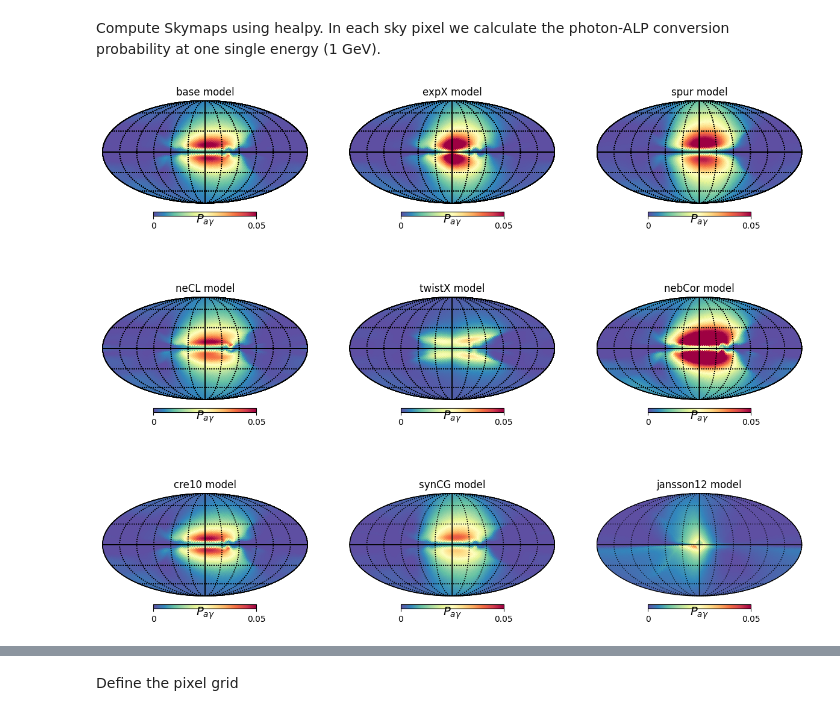
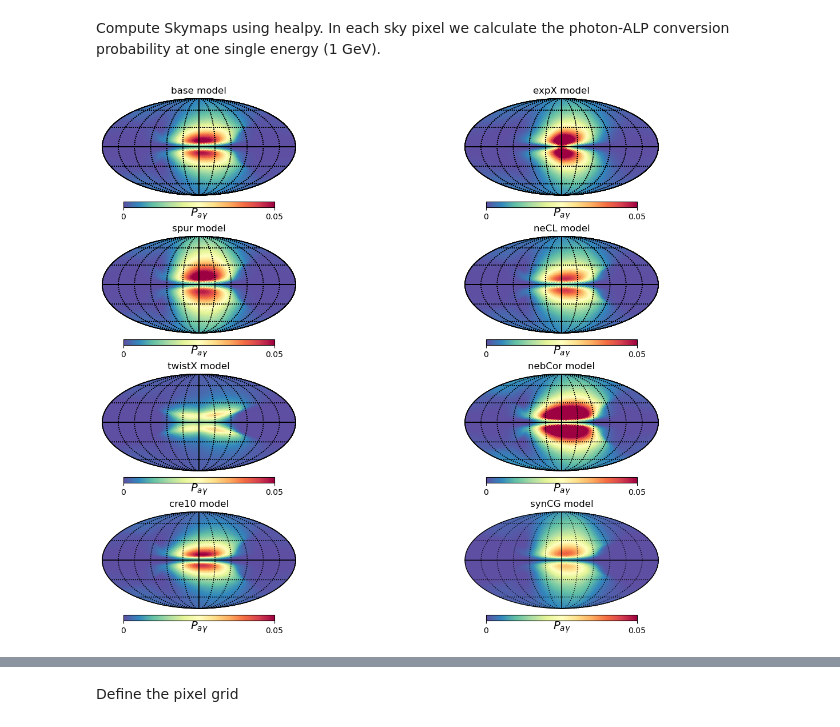
Before and after one commit to me-manu/gammaALPs, a Jupyter notebook: notebooks/UF23/mixing_gmf-UF23.ipynb, the cells around one changed output, grey strips where cells are left out. Saved outputs shown, nothing was run; the diff lists cells and outputs as text; code cells hidden in the pictures.

Commit message:
testing (created skymaps without disk field)

```diff
--- a/notebooks/UF23/mixing_gmf-UF23.ipynb
+++ b/notebooks/UF23/mixing_gmf-UF23.ipynb
@@ -135,6 +135,4 @@ models = ['base', 'expX', 'spur', 'neCL', 'twistX', 'nebCor', 'cre10', 'synCG',
 pgg = np.zeros((9, 10800, 1))
 
 for k, model in enumerate(models):
-    pgg[k] = np.loadtxt(f'notebooks/UF23/pgg_{model}_30.txt').reshape(-1, 1)
-
-pgg1 = np.loadtxt('notebooks/UF23/pgg_spur_30.txt').reshape(-1, 1)
+    pgg[k] = np.loadtxt(f'notebooks/UF23/data/pgg_halo_{model}_30.txt').reshape(-1, 1)
@@ -141,20 +141,20 @@ pgg1 = np.loadtxt('notebooks/UF23/pgg_spur_30.txt').reshape(-1, 1)
 # %%
-fig, axs = plt.subplots(3, 3, figsize=(15,12))
+fig, axs = plt.subplots(4, 2, figsize=(15,12))
 
 for k, ax in enumerate(axs.flat):
     plt.sca(ax)
     hpmap = hp.mollview(pgg[k][:,0],
                         norm='linear',
                         title = f'{models[k]} model',
                         unit= r'$P_{a\gamma}$',
                         min=0,
                         max=5e-2,
                         cmap = 'Spectral_r',
                         hold=True,
                         rot = (0, 0, 0))
     hp.graticule()
 
-# plt.savefig('notebooks/UF23/skymaps8.png')
+plt.savefig('notebooks/UF23/plots/halo_skymaps8.png')
 plt.show()
 # %% [output]
-[figure, old version]
+[figure, new version]
```
Also changed, not shown: parts of 5 cells of this notebook, 28 other files.
